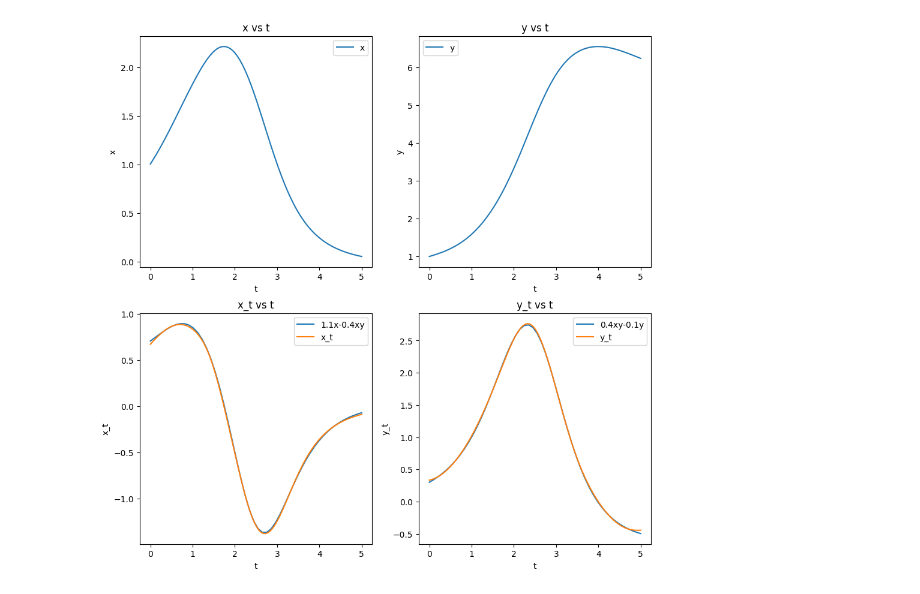
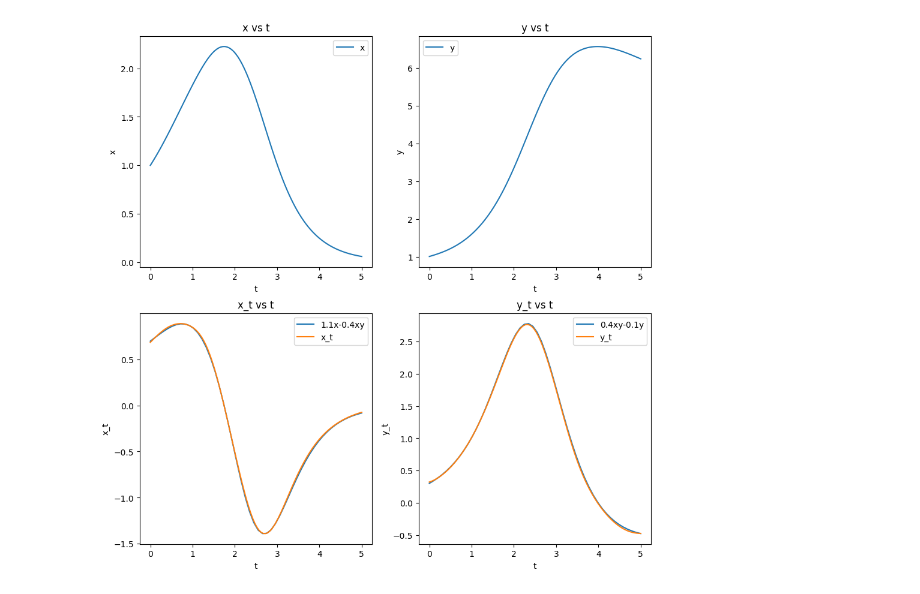
Before and after one commit to rotmanfinhub/deep-macrofin, a Jupyter notebook: examples/basic_examples/system_ode.ipynb, the cells around one changed output. Cells and saved outputs as stored; diff of their text form; code cells hidden in the pictures.

```diff
--- a/examples/basic_examples/system_ode.ipynb
+++ b/examples/basic_examples/system_ode.ipynb
@@ -132,0 +264,24 @@ total_loss: 0.0003
+# %%
+lv = PDEModel("lotka_volterra", {"num_epochs": 2000})
+lv.set_state(["t"], {"t": [0., 5.]})
+lv.add_endog("x")
+lv.add_endog("y")
+lv.add_endog_equation("x_t = 1.1 * x - 0.4*x*y", label="base_ode1")
+lv.add_endog_equation("y_t = 0.4 * x * y - 0.1 * y")
+lv.add_endog_condition("x",
+                              "x(SV)", {"SV": torch.zeros((1, 1))},
+                              Comparator.EQ,
+                              "1", {},
+                              label="initial_condition")
+lv.add_endog_condition("y",
+                              "y(SV)", {"SV": torch.zeros((1, 1))},
+                              Comparator.EQ,
+                              "1", {},
+                              label="initial_condition")
+print(lv)
+if not os.path.exists("./models/lotka_volterra.pt"):
+    lv.train_model("./models", "lotka_volterra.pt", True)
+    lv.eval_model(True)
+else:
+    lv.load_model(torch.load("./models/lotka_volterra.pt"))
+    lv.eval_model(True)
@@ -133,15 +306,15 @@ total_loss: 0.0003
 # %%
 fig, ax = plt.subplots(2, 2, figsize=(11, 11))
 t = np.linspace(0., 5.)
-x = ode2.endog_vars["x"].derivatives["x"](torch.Tensor(t).unsqueeze(-1).to(ode2.device)).detach().cpu().numpy()
-y = ode2.endog_vars["y"].derivatives["y"](torch.Tensor(t).unsqueeze(-1).to(ode2.device)).detach().cpu().numpy()
-ode2.endog_vars["x"].plot("x", {"t": [0., 5.]}, ax=ax[0][0])
-ode2.endog_vars["y"].plot("y", {"t": [0., 5.]}, ax=ax[0][1])
+x = lv.endog_vars["x"].derivatives["x"](torch.Tensor(t).unsqueeze(-1).to(lv.device)).detach().cpu().numpy()
+y = lv.endog_vars["y"].derivatives["y"](torch.Tensor(t).unsqueeze(-1).to(lv.device)).detach().cpu().numpy()
+lv.endog_vars["x"].plot("x", {"t": [0., 5.]}, ax=ax[0][0])
+lv.endog_vars["y"].plot("y", {"t": [0., 5.]}, ax=ax[0][1])
 ax[1][0].plot(t, 1.1*x-0.4*x*y, label="1.1x-0.4xy")
 ax[1][1].plot(t, 0.4*x*y-0.1*y, label="0.4xy-0.1y")
-ode2.endog_vars["x"].plot("x_t", {"t": [0., 5.]}, ax=ax[1][0])
-ode2.endog_vars["y"].plot("y_t", {"t": [0., 5.]}, ax=ax[1][1])
+lv.endog_vars["x"].plot("x_t", {"t": [0., 5.]}, ax=ax[1][0])
+lv.endog_vars["y"].plot("y_t", {"t": [0., 5.]}, ax=ax[1][1])
 plt.subplots_adjust()
 plt.show()
 # %% [output]
-[figure, old version]
+[figure, new version]
```
Also changed, not shown: parts of 15 cells of this notebook, 2 other files.
